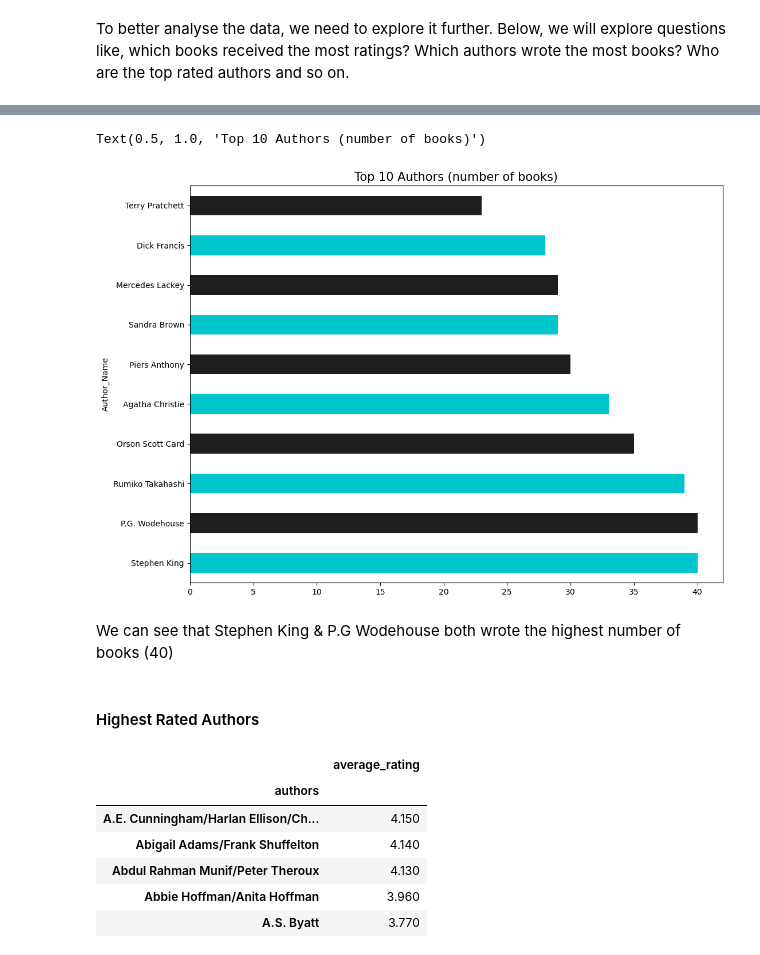
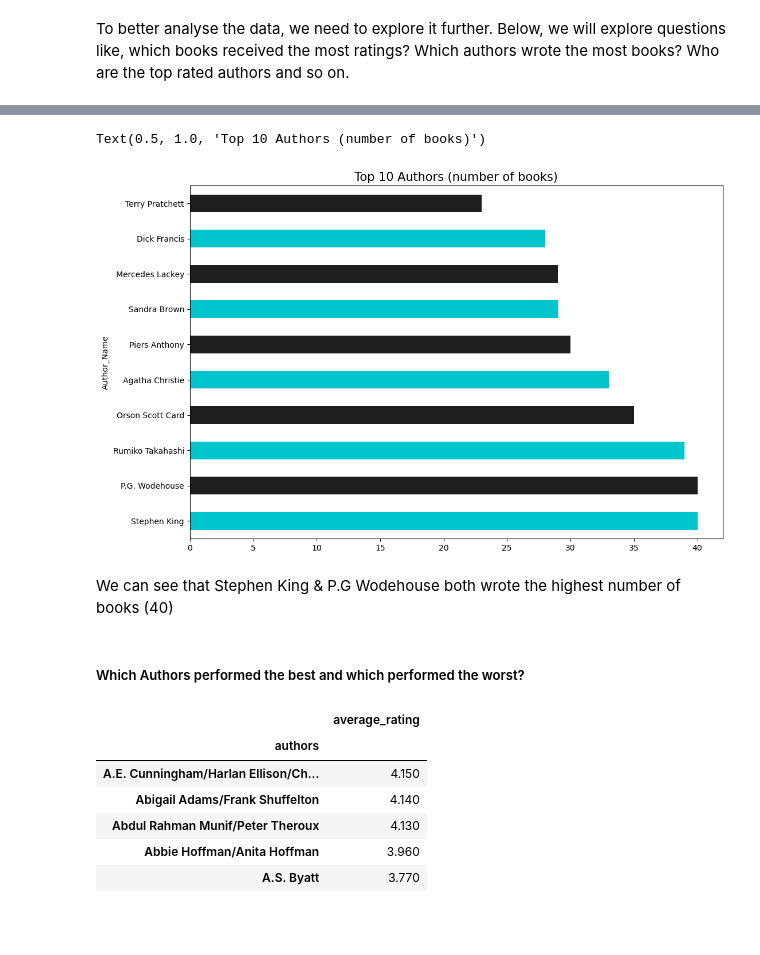
Before and after one commit to Ayanab01/BookClassificationModel, a Jupyter notebook: ML Project.ipynb, the cells around one changed output, grey strips where cells are left out. Drawn from its saved outputs; the diff is of its cells as text; code cells hidden in the pictures; blank space fills up the shorter version.

```diff
--- a/ML Project.ipynb
+++ b/ML Project.ipynb
@@ -301,15 +336,15 @@ To better analyse the data, we need to explore it further. Below, we will explor
 # %%
-plt.figure(figsize = (12, 9))
+plt.figure(figsize = (12, 8))
 df.authors.value_counts().head(10).plot(kind="barh",color=['#00C5CD', '#1E1E1E'])
 plt.ylabel('Author_Name')
 plt.title("Top 10 Authors (number of books)",fontsize=15)
 # %% [output]
 Text(0.5, 1.0, 'Top 10 Authors (number of books)')
-[figure, old version]
+[figure, new version]
 # %% [markdown]
 We can see that Stephen King & P.G Wodehouse both wrote the highest number of books (40)
-# %% [markdown]
-#### Highest Rated Authors
+# %% [markdown]
+##### Which Authors performed the best and which performed the worst?
 # %%
 pd.DataFrame(df.groupby(['authors'])['average_rating'].mean().head(10)).sort_values(by=['average_rating'],ascending=False)
 # %% [output]
```
Also changed, not shown: parts of 7 cells of this notebook.
